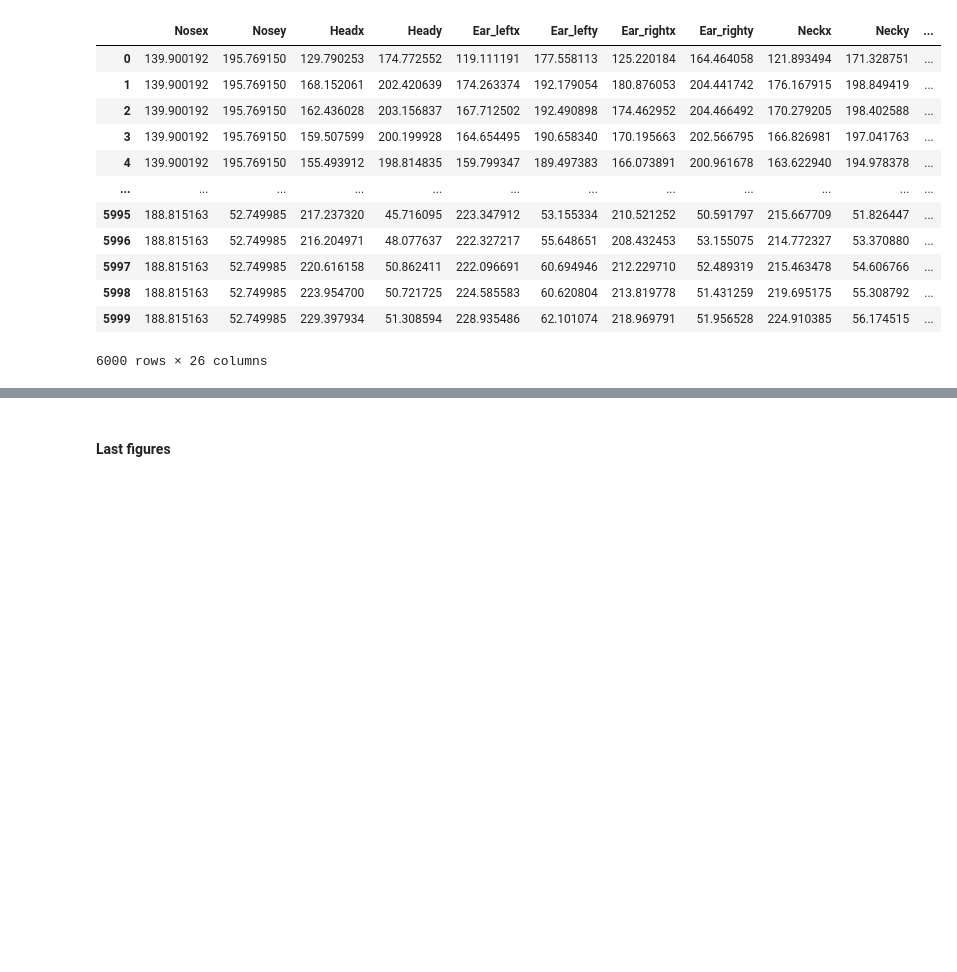
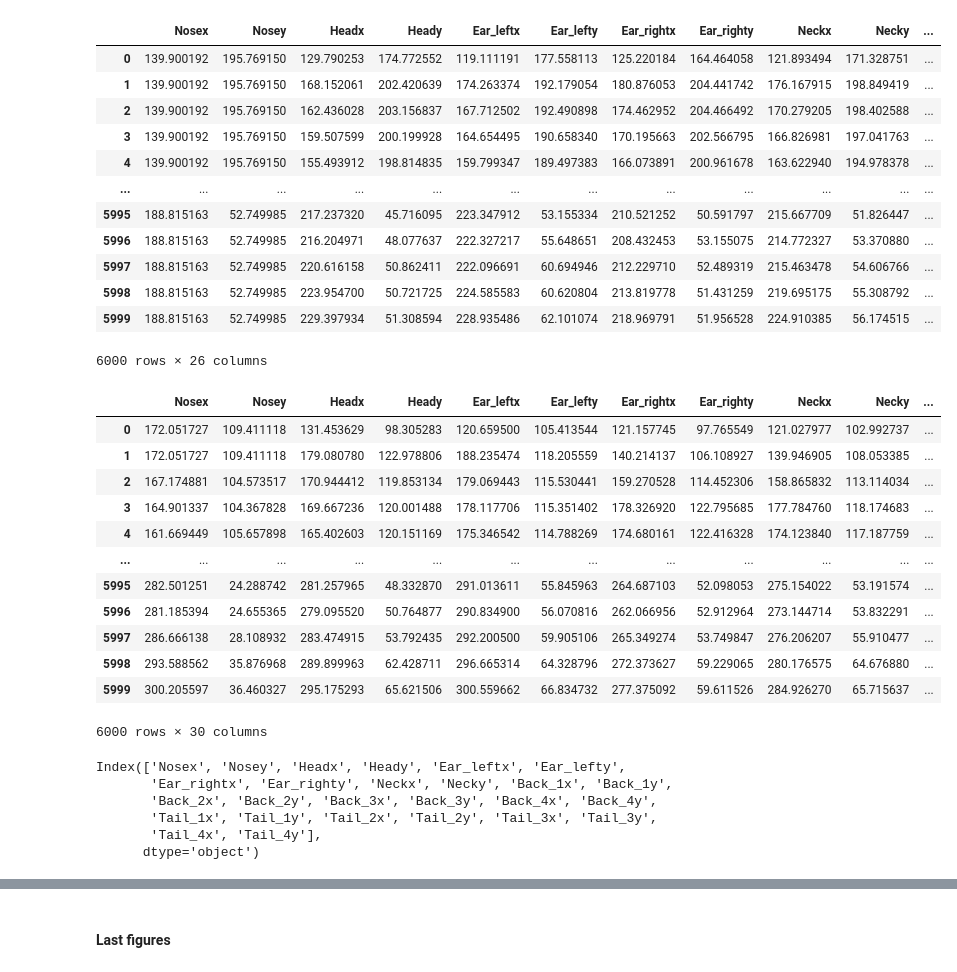
Before and after one commit to Gonzalo-Ortega/Stereotypical-Behavior-Classification, a Jupyter notebook: Analysis_Gonzalo.ipynb, the cells around one changed output, grey strips where cells are left out. Drawn from its saved outputs; the diff is of its cells as text; code cells hidden in the pictures; blank space fills up the shorter version.

```diff
--- a/Analysis_Gonzalo.ipynb
+++ b/Analysis_Gonzalo.ipynb
@@ -1548,3 +1556,28 @@ dfs_interpolated_t[0]
 | 5998 | 188.815163 | 52.749985 | 223.954700 | 50.721725 | 224.585583 | 60.620804 | 213.819778 | 51.431259 | 219.695175 | 55.308792 | ... |
 | 5999 | 188.815163 | 52.749985 | 229.397934 | 51.308594 | 228.935486 | 62.101074 | 218.969791 | 51.956528 | 224.910385 | 56.174515 | ... |
 6000 rows × 26 columns
+# %%
+dfs_interpolated_l[0]
+# %% [output]
+|  | Nosex | Nosey | Headx | Heady | Ear_leftx | Ear_lefty | Ear_rightx | Ear_righty | Neckx | Necky | ... |
+| 0 | 172.051727 | 109.411118 | 131.453629 | 98.305283 | 120.659500 | 105.413544 | 121.157745 | 97.765549 | 121.027977 | 102.992737 | ... |
+| 1 | 172.051727 | 109.411118 | 179.080780 | 122.978806 | 188.235474 | 118.205559 | 140.214137 | 106.108927 | 139.946905 | 108.053385 | ... |
+| 2 | 167.174881 | 104.573517 | 170.944412 | 119.853134 | 179.069443 | 115.530441 | 159.270528 | 114.452306 | 158.865832 | 113.114034 | ... |
+| 3 | 164.901337 | 104.367828 | 169.667236 | 120.001488 | 178.117706 | 115.351402 | 178.326920 | 122.795685 | 177.784760 | 118.174683 | ... |
+| 4 | 161.669449 | 105.657898 | 165.402603 | 120.151169 | 175.346542 | 114.788269 | 174.680161 | 122.416328 | 174.123840 | 117.187759 | ... |
+| ... | ... | ... | ... | ... | ... | ... | ... | ... | ... | ... | ... |
+| 5995 | 282.501251 | 24.288742 | 281.257965 | 48.332870 | 291.013611 | 55.845963 | 264.687103 | 52.098053 | 275.154022 | 53.191574 | ... |
+| 5996 | 281.185394 | 24.655365 | 279.095520 | 50.764877 | 290.834900 | 56.070816 | 262.066956 | 52.912964 | 273.144714 | 53.832291 | ... |
+| 5997 | 286.666138 | 28.108932 | 283.474915 | 53.792435 | 292.200500 | 59.905106 | 265.349274 | 53.749847 | 276.206207 | 55.910477 | ... |
+| 5998 | 293.588562 | 35.876968 | 289.899963 | 62.428711 | 296.665314 | 64.328796 | 272.373627 | 59.229065 | 280.176575 | 64.676880 | ... |
+| 5999 | 300.205597 | 36.460327 | 295.175293 | 65.621506 | 300.559662 | 66.834732 | 277.375092 | 59.611526 | 284.926270 | 65.715637 | ... |
+6000 rows × 30 columns
+# %%
+print(dfs_interpolated_t[0].columns)
+# %% [output]
+Index(['Nosex', 'Nosey', 'Headx', 'Heady', 'Ear_leftx', 'Ear_lefty',
+       'Ear_rightx', 'Ear_righty', 'Neckx', 'Necky', 'Back_1x', 'Back_1y',
+       'Back_2x', 'Back_2y', 'Back_3x', 'Back_3y', 'Back_4x', 'Back_4y',
+       'Tail_1x', 'Tail_1y', 'Tail_2x', 'Tail_2y', 'Tail_3x', 'Tail_3y',
+       'Tail_4x', 'Tail_4y'],
+      dtype='object')
```
Also changed, not shown: parts of 52 cells of this notebook.
